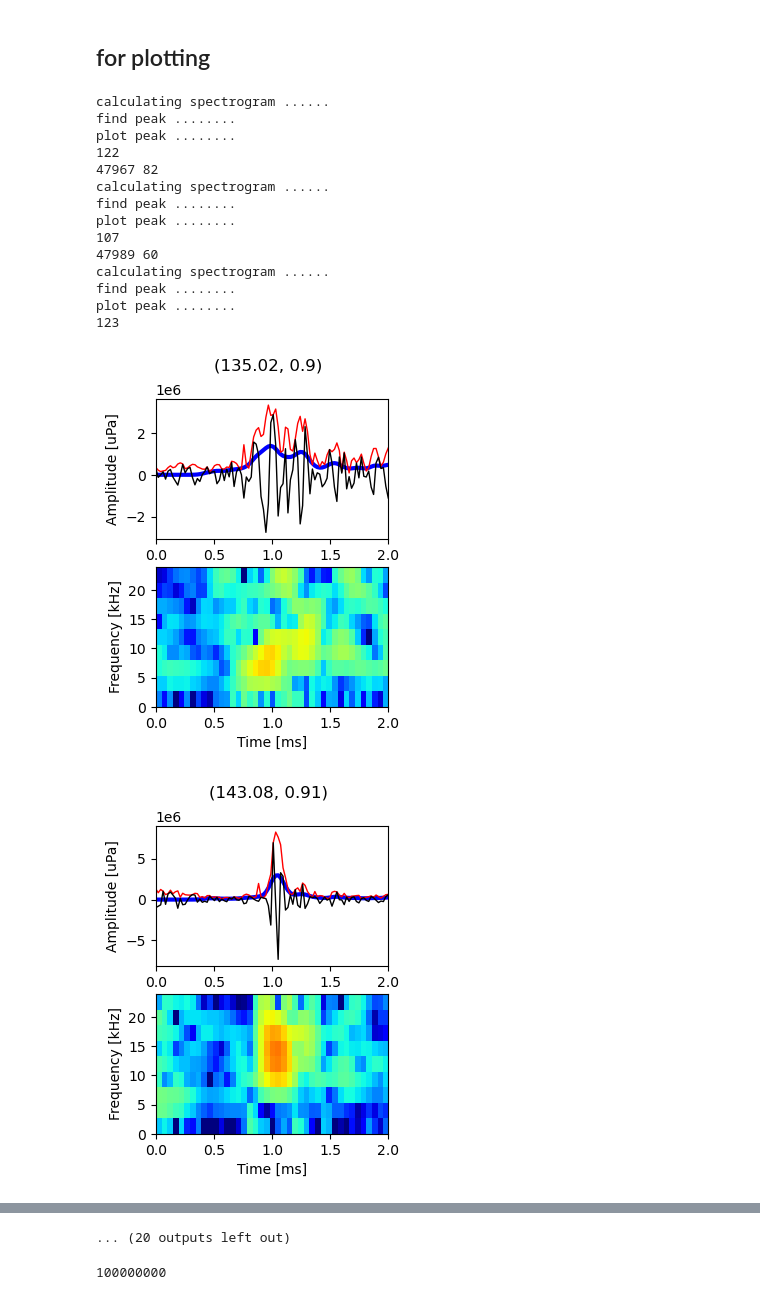
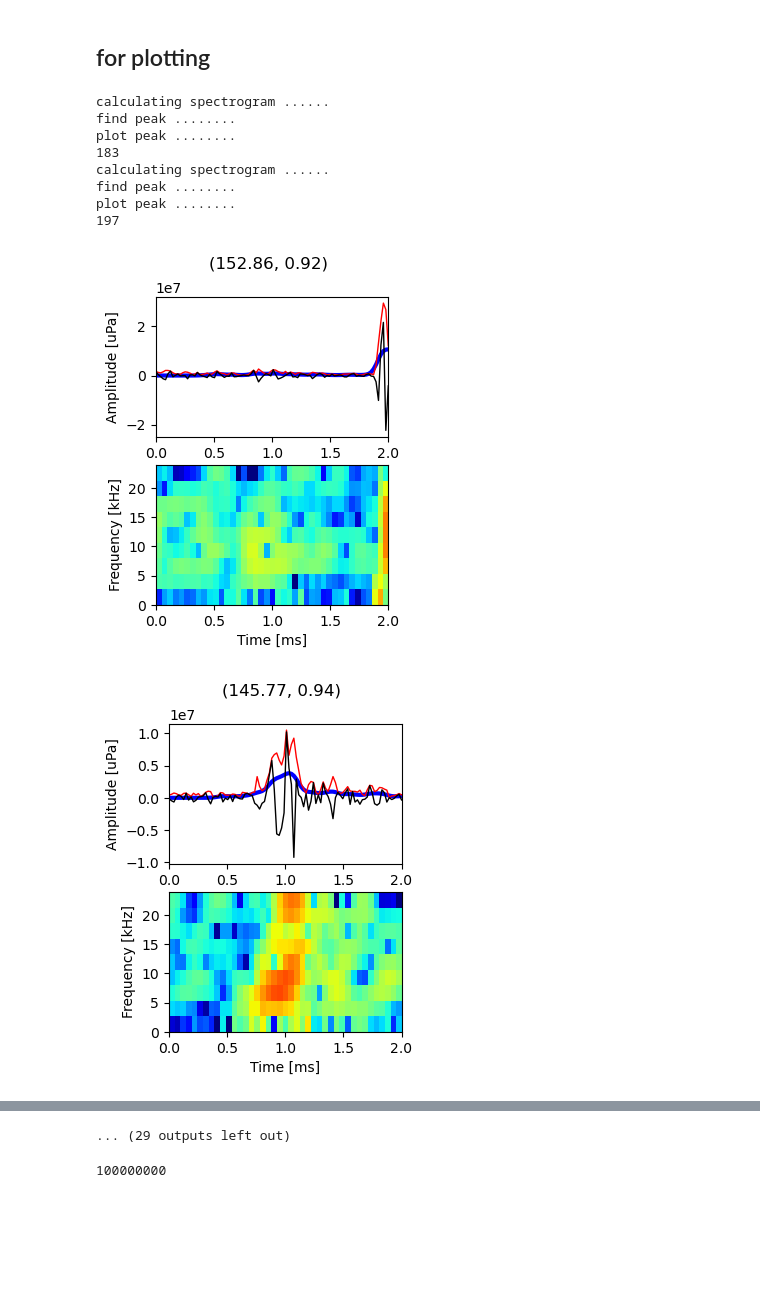
Before and after one commit to jhtong33/Code, a Jupyter notebook: 04_Detect_snap.ipynb, the cells around one changed output, grey strips where cells are left out. Drawn from its saved outputs; the diff is of its cells as text; code cells hidden in the pictures; blank space fills up the shorter version.

```diff
--- a/04_Detect_snap.ipynb
+++ b/04_Detect_snap.ipynb
@@ -15,9 +15,9 @@ import pandas as pd
 import warnings
 warnings.filterwarnings('ignore')
 # %%
-path = '/Volumes/Data/Soundscape/02_KeeLung/2023/20230417-20230505/wav/'
+path = '/Volumes/Data/Soundscape/02_KeeLung/2021/20210823-20210910/wav/'
 
-S = -176.1 # end to end
+S = -176.5 # end to end
 P_ref = 1 # water: 1 uPa
 interval = 1 # min
 # %%
@@ -110,7 +110,7 @@ df_min = {'Time':[],
          'Peak': [],
          'MaxSPL': [],
          'SPLrms':[]}
-for file in glob.glob(f'{path}/????.2304201805*.wav'):
+for file in glob.glob(f'{path}/????.2108251005*.wav'):
     print(file)
     rate, data_ = read(file)
     data = calib(data_, S)
@@ -122,7 +122,7 @@ for file in glob.glob(f'{path}/????.2304201805*.wav'):
     if rate == 96000:
         tr.decimate(2, no_filter=True)
 
-    tr.stats.starttime = UTCDateTime(2023, int(filetime[2:4]), int(filetime[4:6]), int(filetime[6:8]), int(filetime[8:10]), int(filetime[10:]))
+    tr.stats.starttime = UTCDateTime(2021, int(filetime[2:4]), int(filetime[4:6]), int(filetime[6:8]), int(filetime[8:10]), int(filetime[10:]))
     tr_bp = tr.copy()
     tr_bp.filter('highpass', freq=4000, corners=6, zerophase=True)
 
@@ -176,7 +181,7 @@ df = {'Time':[],
      'MaxSPL': []}
 plot = True
 total_sec = int(tr_bp.stats.endtime - tr_bp.stats.starttime)
-for dt in np.arange(100, 103, interval):
+for dt in np.arange(20, 22, interval):
     tr_cut = tr_bp.copy()
     start  = tr_bp.stats.starttime + dt
     end    = start+1
@@ -213,40 +218,34 @@ for dt in np.arange(100, 103, interval):
         # ax[3].set_ylim(0.4,1)
         # ax[3].set_xlim(0,tr_cut.data.shape[0])
         # ax[3].set_xticks(ticks=range(0,tr_cut.data.shape[0], int(0.2*48000)), labels=[0, 0.2,0.4,0.6,0.8,1.0])
         # ax[3].set_ylabel('Coeff.')
         ax[1].set_xlabel('Time [s]')
         # ax[2].set_xticks(range(0,tr_cut.data.shape[0], int(0.002*48000)), labels=)
         print('plot peak ........')
 
         for i, idx in enumerate(findpeak):
             corr_time = 0 + idx/48000
             corr_y = tr_cut.data[idx]
             ax[0].scatter(corr_time,corr_y, marker = 'o', s= 12, color='none', linewidths=0.8, edgecolor='red' )
             ax[2].plot([corr_time,corr_time], [100,SPL_p2p[i]], c='k', linewidth=1 )
             ax[2].scatter(corr_time,SPL_p2p[i], marker = 'o', s= 15, color='red', linewidths=1, edgecolor='red' )
         print(len(findpeak))
         ax[2].set_ylim(100, 170)
         ax[2].set_ylabel('SPLpp [dB]')
         ax[2].set_xlim(tr_cut.times()[0], tr_cut.times()[-1])
 
         plt.suptitle(f'Keelung {start}\n peak: {len(findpeak)}')
 
 df = pd.DataFrame(df)
 # df.to_csv()
 # %% [output]
 calculating spectrogram ......
 find peak ........
 plot peak ........
-122
-47967 82
+183
 calculating spectrogram ......
 find peak ........
 plot peak ........
-107
-47989 60
-calculating spectrogram ......
-find peak ........
-plot peak ........
-123
+197
-[figure, old version]
+[figure, new version]
-[figure, old version]
+[figure, new version]
@@ -262,4 +261,4 @@ plot peak ........
-... (20 outputs left out)
+... (29 outputs left out)
 # %%
 10**8
 # %% [output]
```
Also changed, not shown: parts of 3 cells of this notebook, 5 other files.
